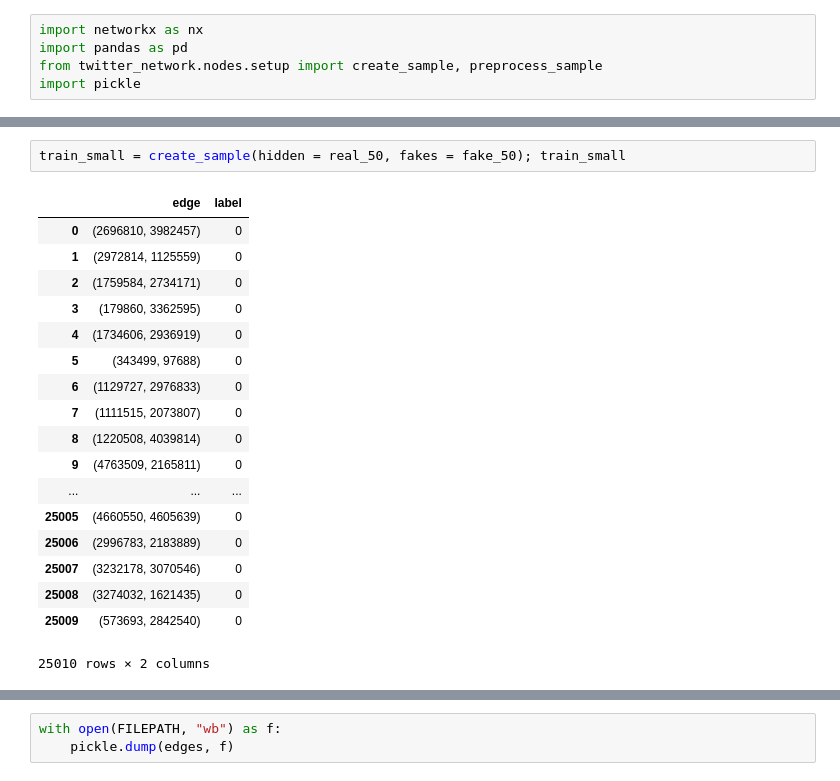
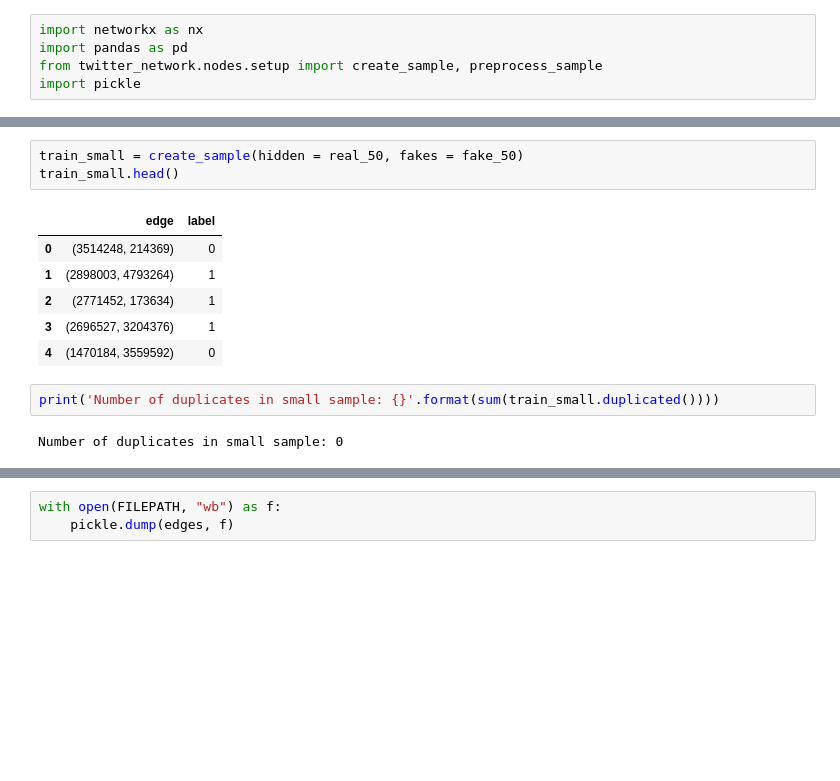
Before and after one commit to thomas-duke/twitter-network, a Jupyter notebook: notebooks/01_setup/sampling.ipynb, the cells around one changed output, grey strips where cells are left out. Cells and saved outputs as stored; diff of their text form; blank space fills up the shorter version.

```diff
--- a/notebooks/01_setup/sampling.ipynb
+++ b/notebooks/01_setup/sampling.ipynb
@@ -74,22 +27,15 @@ train_100
 # %%
-train_small = create_sample(hidden = real_50, fakes = fake_50); train_small
+train_small = create_sample(hidden = real_50, fakes = fake_50)
+train_small.head()
 # %% [output]
 |  | edge | label |
-| 0 | (2696810, 3982457) | 0 |
-| 1 | (2972814, 1125559) | 0 |
-| 2 | (1759584, 2734171) | 0 |
-| 3 | (179860, 3362595) | 0 |
-| 4 | (1734606, 2936919) | 0 |
-| 5 | (343499, 97688) | 0 |
-| 6 | (1129727, 2976833) | 0 |
-| 7 | (1111515, 2073807) | 0 |
-| 8 | (1220508, 4039814) | 0 |
-| 9 | (4763509, 2165811) | 0 |
-| ... | ... | ... |
-| 25005 | (4660550, 4605639) | 0 |
-| 25006 | (2996783, 2183889) | 0 |
-| 25007 | (3232178, 3070546) | 0 |
-| 25008 | (3274032, 1621435) | 0 |
-| 25009 | (573693, 2842540) | 0 |
+| 0 | (3514248, 214369) | 0 |
+| 1 | (2898003, 4793264) | 1 |
+| 2 | (2771452, 173634) | 1 |
+| 3 | (2696527, 3204376) | 1 |
+| 4 | (1470184, 3559592) | 0 |
-25010 rows × 2 columns
+# %%
+print('Number of duplicates in small sample: {}'.format(sum(train_small.duplicated())))
+# %% [output]
+Number of duplicates in small sample: 0
 # %%
```
Also changed, not shown: parts of 18 cells of this notebook, 10 other files.
